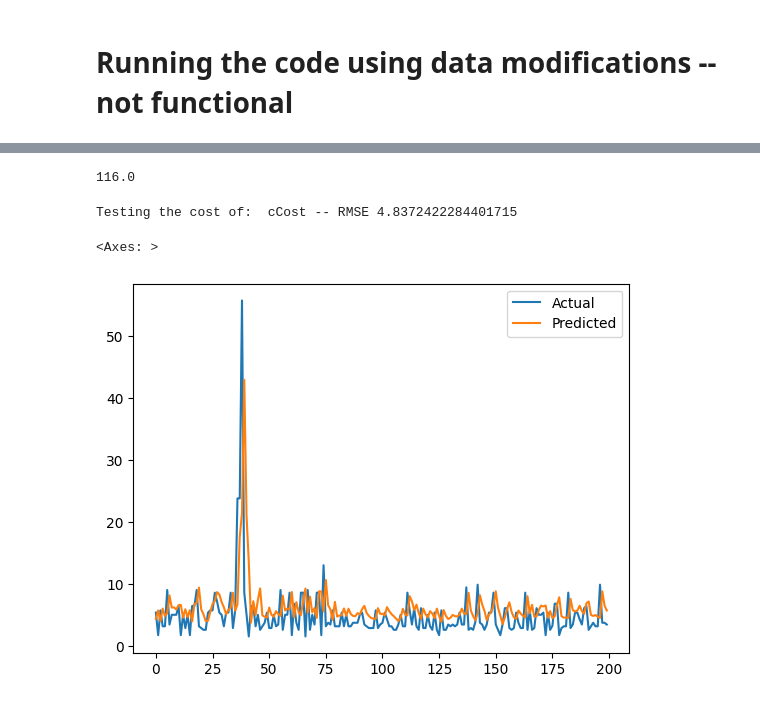
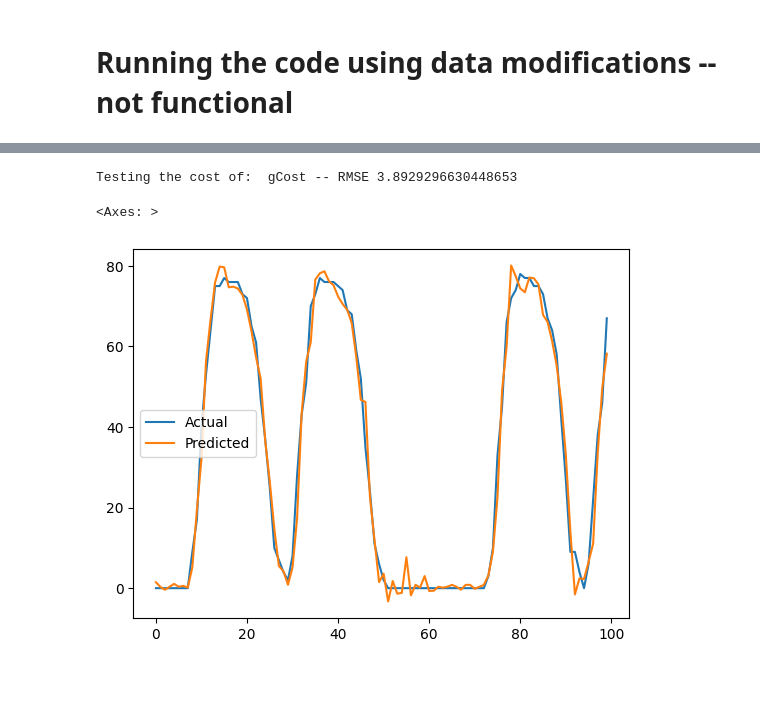
Before and after one commit to dipayan2/ARMAModel, a Jupyter notebook: PredictiveRun.ipynb, the cells around one changed output, grey strips where cells are left out. Saved outputs shown, nothing was run; the diff lists cells and outputs as text; code cells hidden in the pictures.

```diff
--- a/PredictiveRun.ipynb
+++ b/PredictiveRun.ipynb
@@ -260,8 +270,8 @@ TestIDX = 200 # How many steps to run
 # %%
 ## Getting the data ready for test train split and bucnch of experiments
 # complete_data = pd.read_csv('UtilTRNS.csv')
-# complete_data = pd.read_csv('UtilCopy.csv')
-complete_data = pd.read_csv('./UtilTestFinal')
+complete_data = pd.read_csv('UtilCopy.csv')
+# complete_data = pd.read_csv('./UtilTestFinal')
 print(complete_data.shape)
 complete_data.head()
 # %% [output]
@@ -275,29 +285,40 @@ complete_data.head()
 # %%
-# For utilTestFinal
-complete_data['cCost'] =  complete_data['bUtil']*complete_data['bFreq']/1400000
-complete_data['mCost'] = complete_data['mUtil']*complete_data['mFreq']/825000000
-print(max(complete_data['mCost']))
-complete_data['gCost'] = 0
+# # For utilTestFinal
+# complete_data['cCost'] =  complete_data['bUtil']*complete_data['bFreq']/1400000
+# complete_data['mCost'] = complete_data['mUtil']*complete_data['mFreq']/825000000
+# print(max(complete_data['mCost']))
+# complete_data['gCost'] = 0
+# complete_data['gFreq'] = 600000000
-# %% [output]
-116.0
 # %%
 ## Getting only the relevant columns
 data_df = pd.DataFrame()
 data_df = complete_data[[endog,exog,exog1]]
+freq_df = pd.DataFrame()
+freq_df = complete_data[[endog,exog,exog1,cFreq,mFreq,gFreq]]
+
 # data_df.head()
 # Creating Data for AR
 for i in range(1,shiftAR+1):
     data_df['%s_%d'%(endog,i)] = data_df[endog].shift(i)
+    freq_df['%s_%d'%(endog,i)] = freq_df[endog].shift(i)
 data_df[exog] = data_df[exog].shift(1)
+freq_df[exog] = freq_df[exog].shift(1)
 for i in range(1,shiftARX+1):
     data_df['%s_%d'%(exog,i)] = data_df[exog].shift(i+1)
+    freq_df['%s_%d'%(exog,i)] = freq_df[exog].shift(i+1)
 data_df[exog1] = data_df[exog1].shift(1)
+freq_df[exog1] = freq_df[exog1].shift(1)
 for i in range(1,shiftARX+1):
     data_df['%s_%d'%(exog1,i)] = data_df[exog1].shift(i+1)
+    freq_df['%s_%d'%(exog1,i)] = freq_df[exog1].shift(i+1)
 data_df = data_df.dropna() # Dropping NA
+freq_df = freq_df.dropna() # Getting the Freq values without the NA
 # Train Test Divide
 train_df = data_df.iloc[:trainIDX,:]
 test_df = data_df.iloc[testIDX:,:]
+
+test_freq_df = freq_df.iloc[testIDX:,:]
+
 y_train = train_df.iloc[:,0].to_numpy()
 x_train = train_df.iloc[:,1:].to_numpy()
 y_test = test_df.iloc[:,0].to_numpy()
@@ -306,32 +327,32 @@ x_test = test_df.iloc[:,1:].to_numpy()
 cluster_center,prob = train_Cluster(x_train[:,:],n_cluster = N_CLUST)  #Cluster Indices
 
 ## Train the model
 model = []
 for i in range(N_CLUST):
     out_model = simple_train(y_train,x_train,weight = prob[i,:])
     model.append(out_model)
 
 ######## Testing the results
 
 yPred = [ 0 for i in range(N_CLUST)]
 probPred = getCluster(x_test[:TestIDX], cluster_center)
 
 ## Test the values
 for i in range(N_CLUST):
     y_t = simple_test(model[i],x_test[:TestIDX], y_test[:TestIDX])
     yPred[i] = np.array(probPred[i,:])*np.array(y_t)
 
 y_target = sum(yPred)
 y_out = y_test[:TestIDX]
 print("Testing the cost of: ", endog, "-- RMSE", rmse(y_out,y_target))
 # Plot the results
 df_plot = pd.DataFrame()
 df_plot['Actual'] = y_out
 df_plot['Predicted'] = y_target
 df_plot[['Actual','Predicted']].plot()
 
 #### Done
 # %% [output]
-Testing the cost of:  cCost -- RMSE 4.8372422284401715
+Testing the cost of:  gCost -- RMSE 3.8929296630448653
 <Axes: >
-[figure, old version]
+[figure, new version]
```
Also changed, not shown: parts of 10 cells of this notebook.
